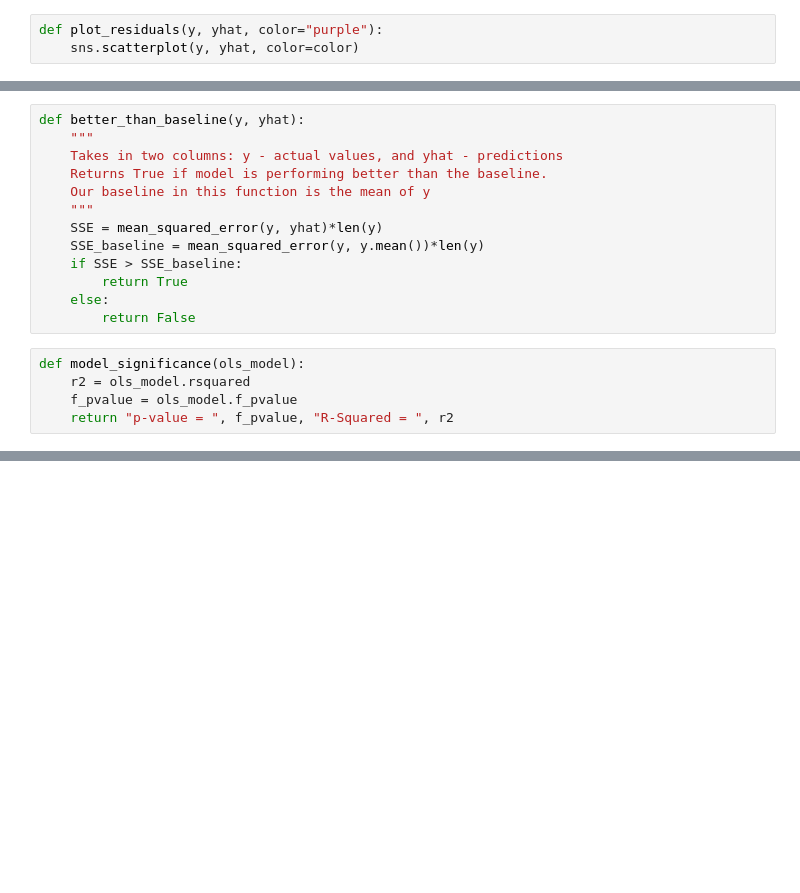
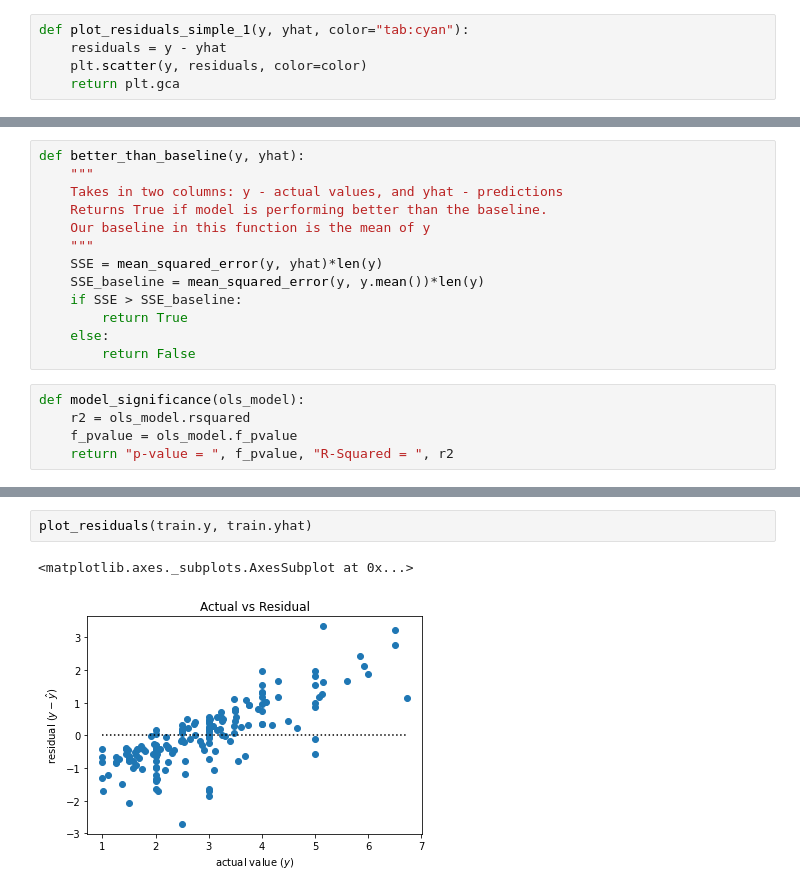
Before and after one commit to yvonneking1/ds-methodologies-exercises, a Jupyter notebook: regression/evaluate.ipynb, the cells around one changed output, grey strips where cells are left out. Drawn from its saved outputs; the diff is of its cells as text; blank space fills up the shorter version.

```diff
--- a/regression/evaluate.ipynb
+++ b/regression/evaluate.ipynb
@@ -234,5 +234,7 @@ better_than_baseline(y, yhat): returns true if your model performs better than t
 
 model_significance(ols_model): that takes the ols model as input and returns the amount of variance explained in your model, and the value telling you whether your model is significantly better than the baseline model (Hint: use the rsquared and f_pvalue properties from the ols model)
 # %%
-def plot_residuals(y, yhat, color="purple"):
-    sns.scatterplot(y, yhat, color=color)
+def plot_residuals_simple_1(y, yhat, color="tab:cyan"):
+    residuals = y - yhat
+    plt.scatter(y, residuals, color=color)
+    return plt.gca
@@ -286,0 +303,5 @@ def model_significance(ols_model):
+# %%
+plot_residuals(train.y, train.yhat)
+# %% [output]
+<matplotlib.axes._subplots.AxesSubplot at 0x...>
+[figure, added]
```
Also changed, not shown: parts of 2 cells of this notebook.
